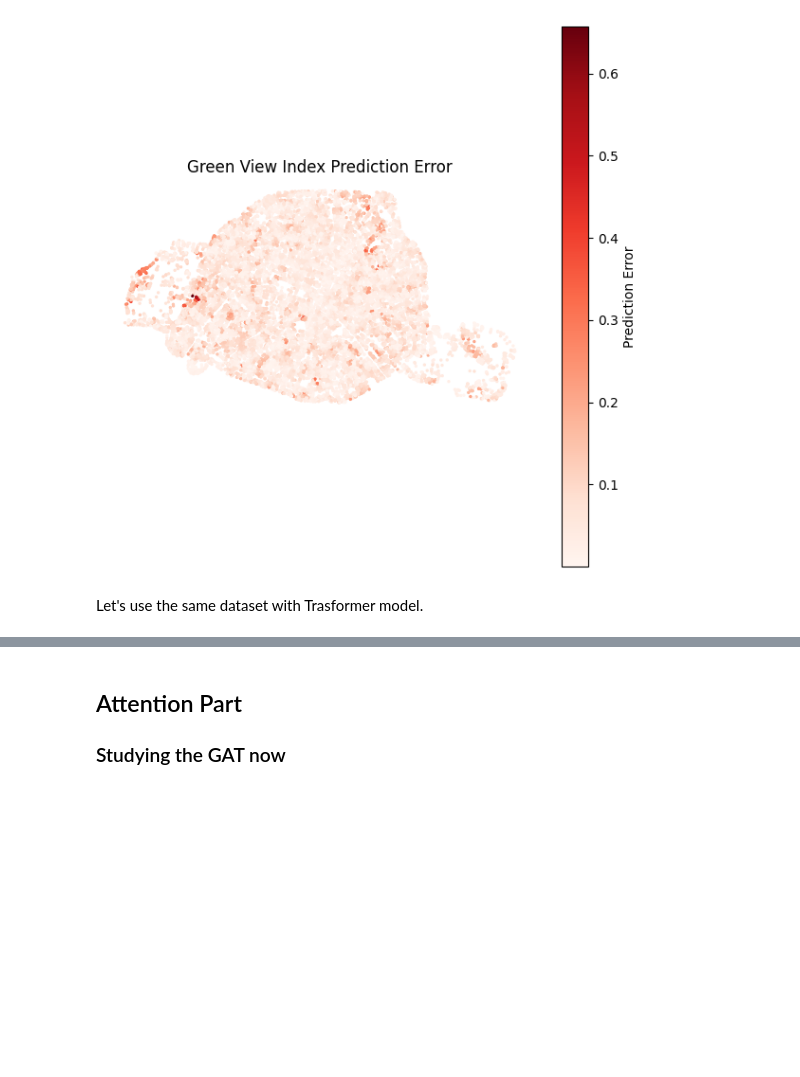
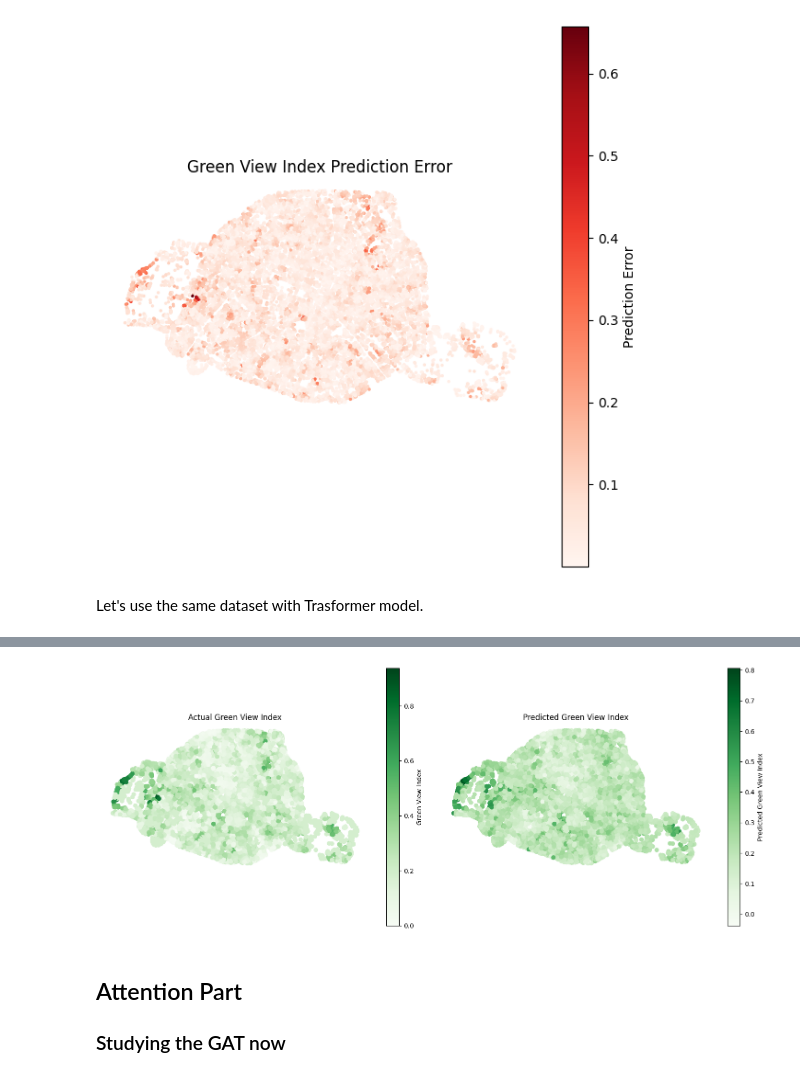
Before and after one commit to StefanoCarotti/FBK, a Jupyter notebook: GDS/Urbanity/Paris_greenview.ipynb, the cells around one changed output, grey strips where cells are left out. Cells and saved outputs as stored; diff of their text form; code cells hidden in the pictures; blank space fills up the shorter version.

```diff
--- a/GDS/Urbanity/Paris_greenview.ipynb
+++ b/GDS/Urbanity/Paris_greenview.ipynb
@@ -495,0 +509,3 @@ plt.show()
+# %%
+device = torch.device('mps' if torch.backends.mps.is_available() else 'cpu')
+print(device)
@@ -495,0 +736,5 @@ plt.show()
+# %%
+# Load best model for final evaluation
+model.load_state_dict(torch.load('best_green_view_transformer.pt'))
+test_loss = evaluate_performer(data, data.test_mask)
+print(f'Final Test Results - Loss: {test_loss:.4f}')
@@ -496,3 +743,26 @@ plt.show()
+# %%
+# Generate predictions for all nodes
+model.eval()
+with torch.no_grad():
+    predictions = model(data.x, data.pe, data.edge_index).squeeze().cpu().numpy()
+# Add predictions back to the geodataframe for visualization
+paris_100m_nodes['predicted_green_view_transformer'] = predictions
+# Visualize results
+fig, (ax1, ax2) = plt.subplots(1, 2, figsize=(15, 6))
+# Actual Green View Index
+paris_100m_nodes.plot(column='Green View', cmap='Greens',
+                     legend=True, ax=ax1, legend_kwds={'label': "Green View Index"})
+ax1.set_title('Actual Green View Index')
+ax1.set_axis_off()
+# Predicted Green View Index
+paris_100m_nodes.plot(column='predicted_green_view_transformer', cmap='Greens',
+                     legend=True, ax=ax2, legend_kwds={'label': "Predicted Green View Index"})
+ax2.set_title('Predicted Green View Index')
+ax2.set_axis_off()
+plt.tight_layout()
+plt.show()
+# %% [output]
+[figure, added]
 # %% [markdown]
 ## Attention Part
 ### Studying the GAT now
```
Also changed, not shown: parts of 20 cells of this notebook.
